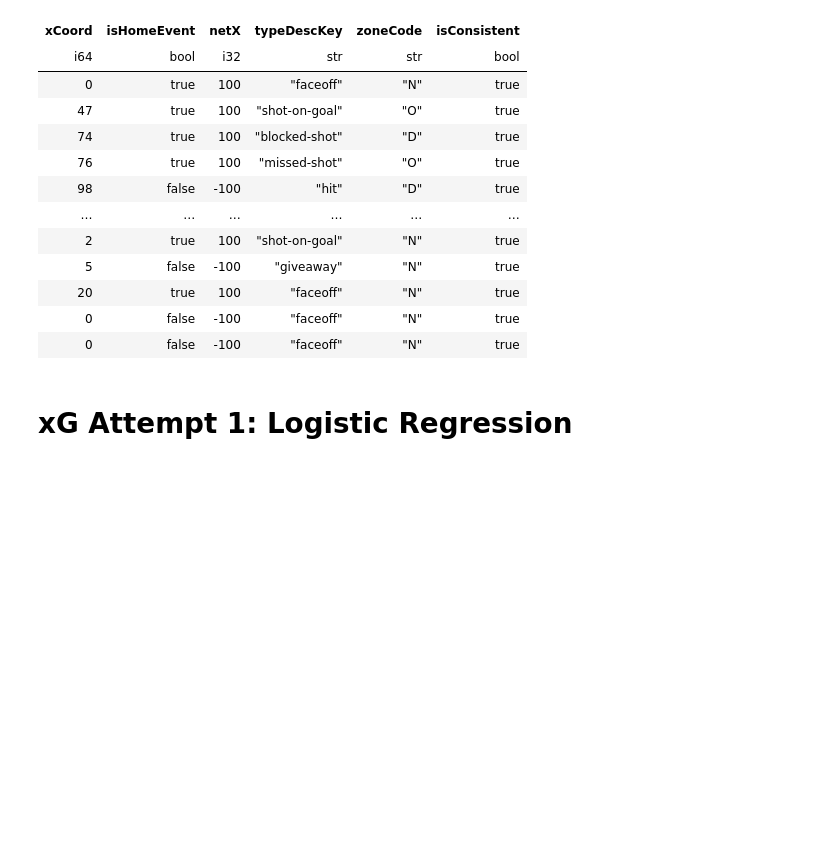
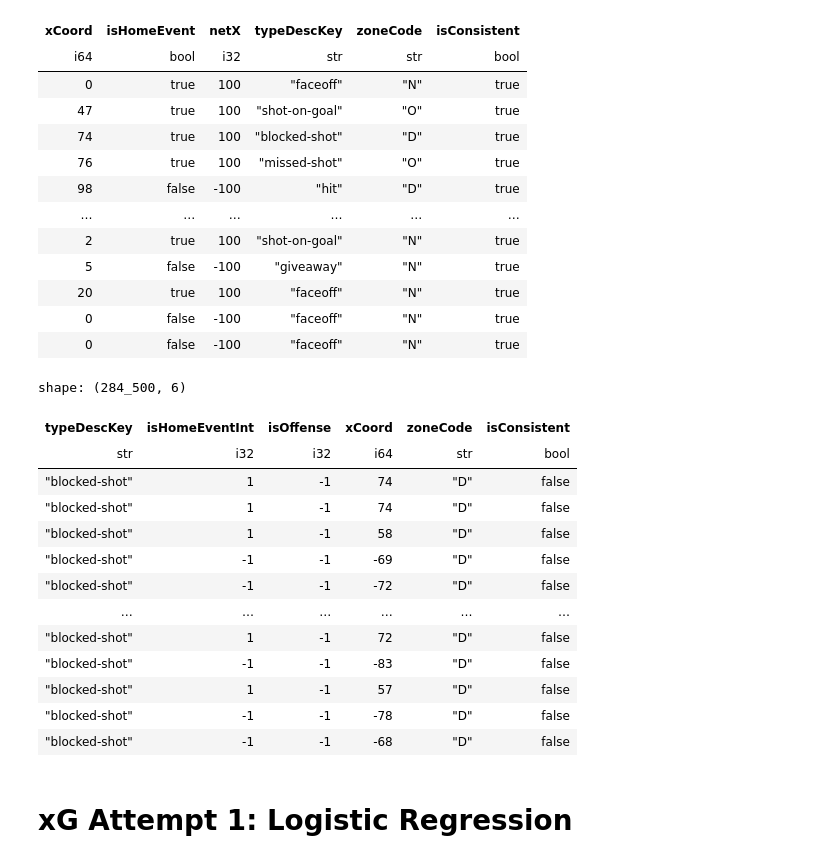
Before and after one commit to trxe/nhl_data_demo, a Jupyter notebook: xgoals.ipynb, the cells around one changed output. Saved outputs shown, nothing was run; the diff lists cells and outputs as text; code cells hidden in the pictures; blank space fills up the shorter version.

```diff
--- a/xgoals.ipynb
+++ b/xgoals.ipynb
@@ -164,6 +163,43 @@ shape: (338_925, 6)
 | 20 | true | 100 | "faceoff" | "N" | true |
 | 0 | false | -100 | "faceoff" | "N" | true |
 | 0 | false | -100 | "faceoff" | "N" | true |
+# %%
+(
+    COMBINED_PLAYS
+    .filter(pl.col('xCoord').is_not_null())
+    .filter(pl.col('zoneCode').is_in(['O', 'D']))
+    .join(GAMES, left_on="gameId", right_on="id")
+    .with_columns(
+        isHomeEventInt=pl.when(pl.col('eventOwnerTeamId') == pl.col('homeTeamId')).then(1).otherwise(-1),
+        isOffense=pl.when(pl.col('zoneCode') == pl.lit('O')).then(1).otherwise(-1),
+    )
+    .with_columns(
+        isConsistent=pl.col('isHomeEventInt').mul(pl.col('isOffense')).mul(pl.col('xCoord')) > 0
+    )
+    # .with_columns(isConsistent=pl.col('isHomeEventId').mul(pl.col('netX')).mul('xCoord') >= 0)
+    .select([
+        'typeDescKey', 'isHomeEventInt', 'isOffense',
+        'xCoord', 'zoneCode', 'isConsistent',
+        # 'homeTeamNetX', 'awayTeamNetX',
+    ])
+    .filter(pl.col('isConsistent').not_())
+    .collect()
+)
+# %% [output]
+shape: (284_500, 6)
+| typeDescKey | isHomeEventInt | isOffense | xCoord | zoneCode | isConsistent |
+| str | i32 | i32 | i64 | str | bool |
+| "blocked-shot" | 1 | -1 | 74 | "D" | false |
+| "blocked-shot" | 1 | -1 | 74 | "D" | false |
+| "blocked-shot" | 1 | -1 | 58 | "D" | false |
+| "blocked-shot" | -1 | -1 | -69 | "D" | false |
+| "blocked-shot" | -1 | -1 | -72 | "D" | false |
+| … | … | … | … | … | … |
+| "blocked-shot" | 1 | -1 | 72 | "D" | false |
+| "blocked-shot" | -1 | -1 | -83 | "D" | false |
+| "blocked-shot" | 1 | -1 | 57 | "D" | false |
+| "blocked-shot" | -1 | -1 | -78 | "D" | false |
+| "blocked-shot" | -1 | -1 | -68 | "D" | false |
 # %% [markdown]
 # xG Attempt 1: Logistic Regression
 # %%
```
Also changed, not shown: parts of 7 cells of this notebook, 1 other file.
